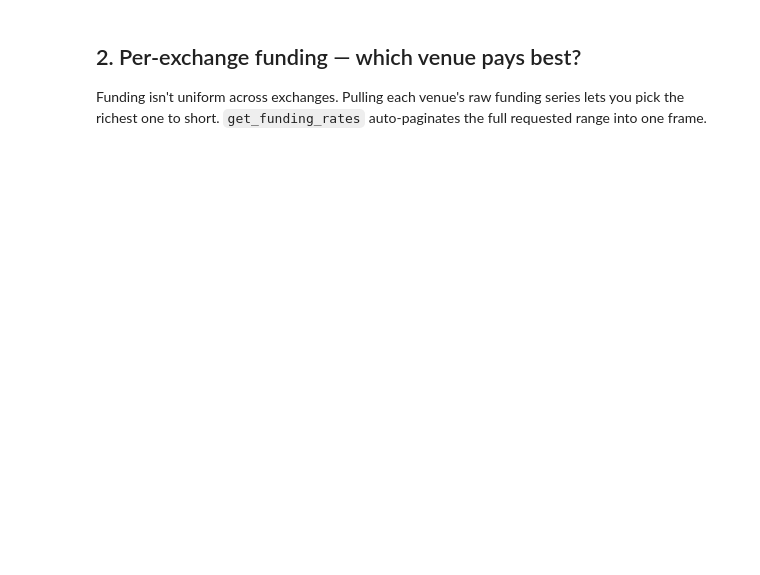
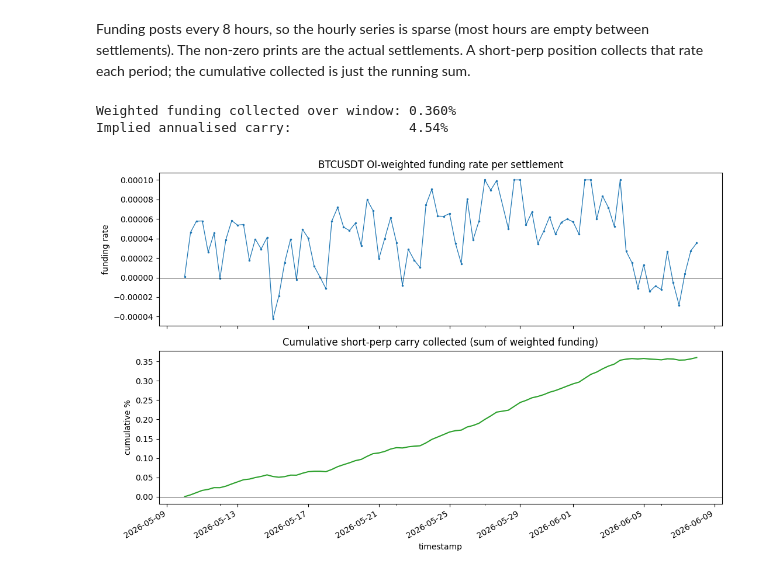
Before and after one commit to candlefeed-ai/candlefeed-python, a Jupyter notebook: examples/funding_carry_backtest.ipynb, the cells around one changed output. Saved outputs shown, nothing was run; the diff lists cells and outputs as text; code cells hidden in the pictures; blank space fills up the shorter version.

```diff
--- a/examples/funding_carry_backtest.ipynb
+++ b/examples/funding_carry_backtest.ipynb
@@ -13,10 +15,10 @@ This notebook uses the official [CandleFeed](https://candlefeed.ai) Python clien
 # %%
-# pip install candlefeed matplotlib
+# pip install candlefeed matplotlib pandas
 import os
 import pandas as pd
 import matplotlib.pyplot as plt
 from candlefeed import CandleFeed
 
-# Set CANDLEFEED_API_KEY in your environment, or pass api_key="cf_live_..."
-cf = CandleFeed(api_key=os.environ.get("CANDLEFEED_API_KEY"))
-cf
+# Reads the key from CANDLEFEED_API_KEY. Get one at https://candlefeed.ai
+cf = CandleFeed()
+print("Connected to CandleFeed:", cf.status()["status"])
@@ -27,9 +31,13 @@ cf
 # %%
+SYMBOL = "BTCUSDT"
+START, END = "2026-05-10", "2026-06-08"   # the live forward-capture window
+
 agg = cf.get_funding_rates_aggregated(
-    "BTCUSDT",
+    SYMBOL,
     interval="1h",
     exchanges=["binance", "bybit", "okx"],
-    start="2024-01-01",
-    end="2024-04-01",
+    start=START,
+    end=END,
 )
-agg[["weighted_funding_rate", "total_oi_usd", "exchange_count"]].head()
+agg = agg[agg.index.notna()]
+agg[["weighted_funding_rate", "total_oi_usd", "exchange_count", "contributing_exchanges"]].head()
@@ -36,19 +52,25 @@ agg[["weighted_funding_rate", "total_oi_usd", "exchange_count"]].head()
+# %% [markdown]
+Funding posts every 8 hours, so the hourly series is sparse (most hours are empty between settlements). The non-zero prints are the actual settlements. A short-perp position collects that rate each period; the cumulative collected is just the running sum.
 # %%
-# A short-perp carry earns the funding rate each period when funding > 0.
-# Cumulative carry = running sum of the weighted funding rate.
-carry = agg["weighted_funding_rate"].astype(float)
+wfr = agg["weighted_funding_rate"].dropna()
 
 fig, (ax1, ax2) = plt.subplots(2, 1, figsize=(11, 7), sharex=True)
-carry.plot(ax=ax1, lw=0.8)
+wfr.plot(ax=ax1, lw=0.9, marker=".", ms=3)
 ax1.axhline(0, color="k", lw=0.6)
-ax1.set_title("BTCUSDT OI-weighted funding rate (per interval)")
+ax1.set_title(f"{SYMBOL} OI-weighted funding rate per settlement")
 ax1.set_ylabel("funding rate")
 
-carry.cumsum().plot(ax=ax2, color="C2")
-ax2.set_title("Cumulative short-perp carry (sum of funding collected)")
-ax2.set_ylabel("cumulative funding")
+(wfr.cumsum() * 100).plot(ax=ax2, color="C2")
+ax2.set_title("Cumulative short-perp carry collected (sum of weighted funding)")
+ax2.set_ylabel("cumulative %")
+ax2.axhline(0, color="k", lw=0.6)
 plt.tight_layout()
+
+total_pct = wfr.sum() * 100
+annualised = wfr.mean() * 3 * 365 * 100   # ~3 settlements/day
+print(f"Weighted funding collected over window: {total_pct:.3f}%")
+print(f"Implied annualised carry:               {annualised:.2f}%")
+# %% [output]
+Weighted funding collected over window: 0.360%
+Implied annualised carry:               4.54%
+[figure, added]
-# %% [markdown]
-## 2. Per-exchange funding — which venue pays best?
-
-Funding isn't uniform across exchanges. Pulling each venue's raw funding series lets you pick the richest one to short. `get_funding_rates` auto-paginates the full requested range into one frame.
```
Also changed, not shown: parts of 15 cells of this notebook, 5 other files.
